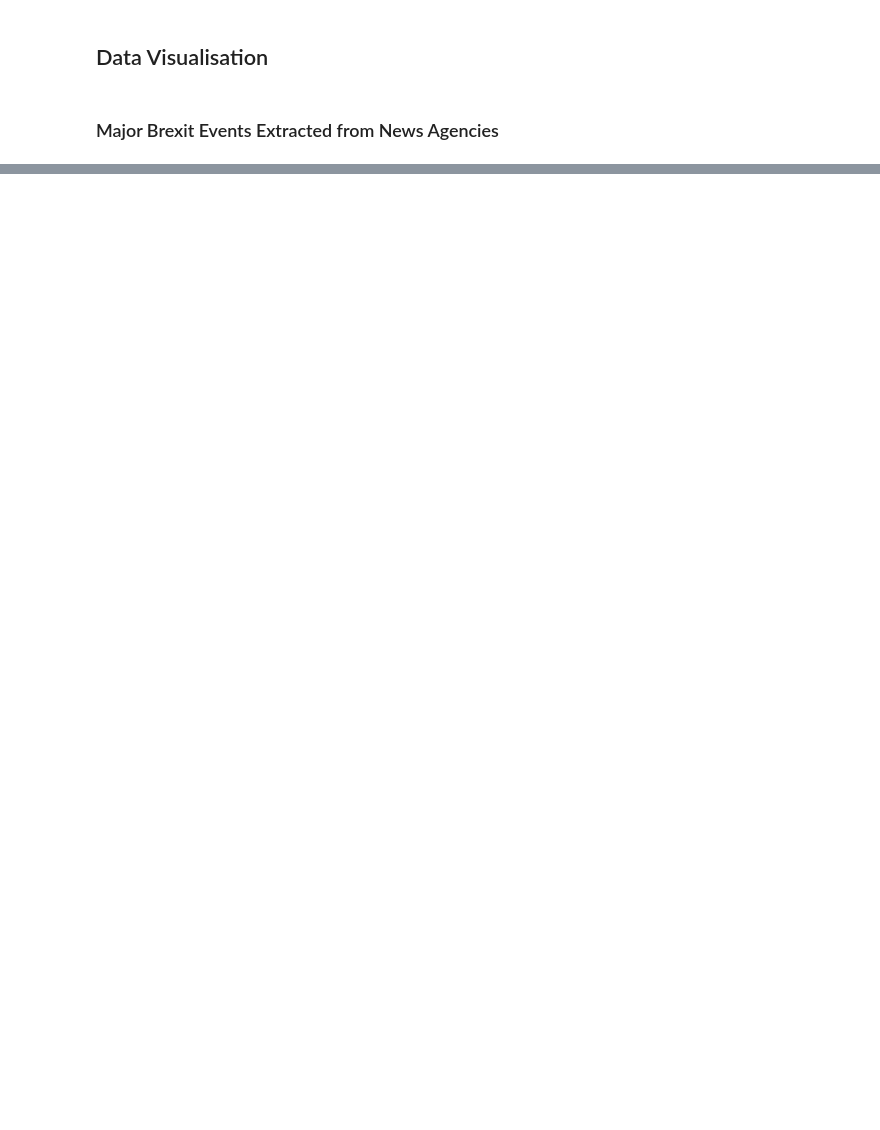
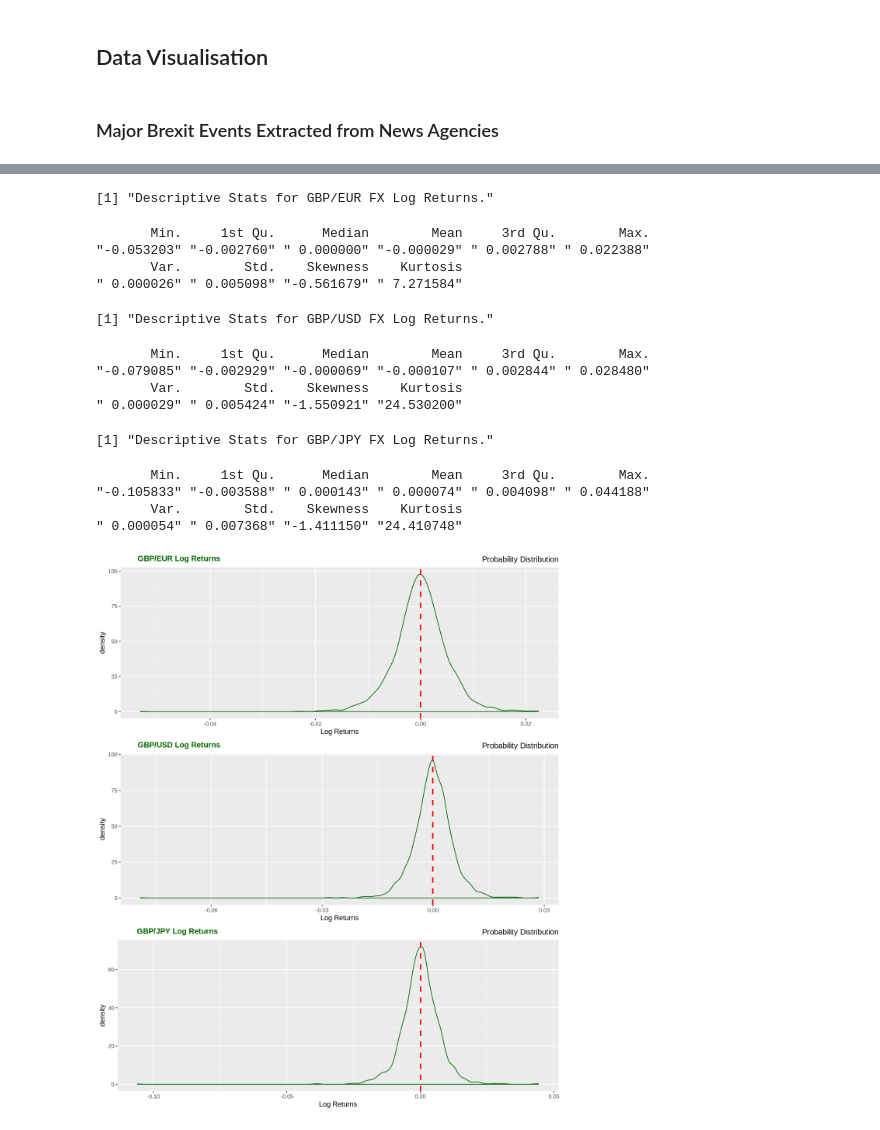
Before and after one commit to achmand/datascience-brexit, a Jupyter notebook: src/Brexit Influence on Financial Markets.ipynb, the cells around one changed output, grey strips where cells are left out. Drawn from its saved outputs; the diff is of its cells as text; code cells hidden in the pictures; blank space fills up the shorter version.

```diff
--- a/src/Brexit Influence on Financial Markets.ipynb
+++ b/src/Brexit Influence on Financial Markets.ipynb
@@ -66,0 +219,16 @@ Below Packages Successfully Installed:
+# %%
+##########################################################
+# Descriptive Statistics for FX Rates Closing Prices
+##########################################################
+
+# GBP/EUR
+statsdesc.gbpeur <- stats.desc(df.fxrates$GBPEUR, "GBP/EUR FX Rates.")
+format(statsdesc.gbpeur, scientific=FALSE)
+
+# GBP/USD
+statsdesc.gbpusd <- stats.desc(df.fxrates$GBPUSD, "GBP/USD FX Rates.")
+format(statsdesc.gbpusd, scientific=FALSE)
+
+# GBP/JPY
+statsdesc.gbpjpy <- stats.desc(df.fxrates$GBPJPY, "GBP/JPY FX Rates.")
+format(statsdesc.gbpjpy, scientific=FALSE)
@@ -66,0 +251,60 @@ Below Packages Successfully Installed:
+# %%
+##########################################################
+# Descriptive Statistics for FX Rates Log Returns
+##########################################################
+
+# GBP/EUR Log Returns
+statsdesc.loggbpeur <- stats.desc(df.logfxrates$GBPEUR, "GBP/EUR FX Log Returns.")
+format(statsdesc.loggbpeur, scientific=FALSE)
+
+# GBP/USD Log Returns
+statsdesc.loggbpusd <- stats.desc(df.logfxrates$GBPUSD, "GBP/USD FX Log Returns.")
+format(statsdesc.loggbpusd, scientific=FALSE)
+
+# GBP/JPY Log Returns
+statsdesc.loggbpjpy <- stats.desc(df.logfxrates$GBPJPY, "GBP/JPY FX Log Returns.")
+format(statsdesc.loggbpjpy, scientific=FALSE)
+
+##########################################################
+# PLOT PROBABILITY DISTRIBUTIONS FOR FX LOG RETURNS
+##########################################################
+
+# GBP/EUR Log Returns
+plot.distgbpeur <- ggplot(df.logfxrates, aes(x=df.logfxrates$GBPEUR)) + geom_density(fill=NA, color = "darkgreen") + xlab("Log Returns") + ggtitle("Probability Distribution") + theme(plot.title = element_text(hjust = 1, size=12, color = "black")) + geom_vline(aes(xintercept=mean(df.logfxrates$GBPEUR, na.rm=T)), color="red", linetype="dashed", size=1)
+
+# GBP/USD Log Returns
+plot.distgbpusd <- ggplot(df.logfxrates, aes(x=df.logfxrates$GBPUSD)) + geom_density(fill=NA, color = "darkgreen") + xlab("Log Returns") + ggtitle("Probability Distribution") + theme(plot.title = element_text(hjust = 1, size=12, color = "black")) + geom_vline(aes(xintercept=mean(df.logfxrates$GBPUSD, na.rm=T)), color="red", linetype="dashed", size=1)
+
+# GBP/JPY Log Returns
+plot.distgbpjpy <- ggplot(df.logfxrates, aes(x=df.logfxrates$GBPJPY)) + geom_density(fill=NA, color = "darkgreen") + xlab("Log Returns") + ggtitle("Probability Distribution") + theme(plot.title = element_text(hjust = 1, size=12, color = "black")) + geom_vline(aes(xintercept=mean(df.logfxrates$GBPJPY, na.rm=T)), color="red", linetype="dashed", size=1)
+
+# plot prob. dist. for log returns
+plot.logfxratesdist <- ggarrange(
+    plot.distgbpeur, # GBP/EUR
+    plot.distgbpusd, # GBP/USD
+    plot.distgbpjpy, # GBP/JPY
+    labels = c("GBP/EUR Log Returns", "GBP/USD Log Returns", "GBP/JPY Log Returns"),
+    font.label = list(size = 12, color = "darkgreen", family = NULL),
+    nrow = 3
+)
+
+# set size of plot and show
+options(repr.plot.width=10, repr.plot.height=12)
+plot.logfxratesdist
+# %% [output]
+[1] "Descriptive Stats for GBP/EUR FX Log Returns."
+       Min.     1st Qu.      Median        Mean     3rd Qu.        Max.
+"-0.053203" "-0.002760" " 0.000000" "-0.000029" " 0.002788" " 0.022388"
+       Var.        Std.    Skewness    Kurtosis
+" 0.000026" " 0.005098" "-0.561679" " 7.271584"
+[1] "Descriptive Stats for GBP/USD FX Log Returns."
+       Min.     1st Qu.      Median        Mean     3rd Qu.        Max.
+"-0.079085" "-0.002929" "-0.000069" "-0.000107" " 0.002844" " 0.028480"
+       Var.        Std.    Skewness    Kurtosis
+" 0.000029" " 0.005424" "-1.550921" "24.530200"
+[1] "Descriptive Stats for GBP/JPY FX Log Returns."
+       Min.     1st Qu.      Median        Mean     3rd Qu.        Max.
+"-0.105833" "-0.003588" " 0.000143" " 0.000074" " 0.004098" " 0.044188"
+       Var.        Std.    Skewness    Kurtosis
+" 0.000054" " 0.007368" "-1.411150" "24.410748"
+[figure, added]
```
Also changed, not shown: parts of 21 cells of this notebook, 9 other files.
